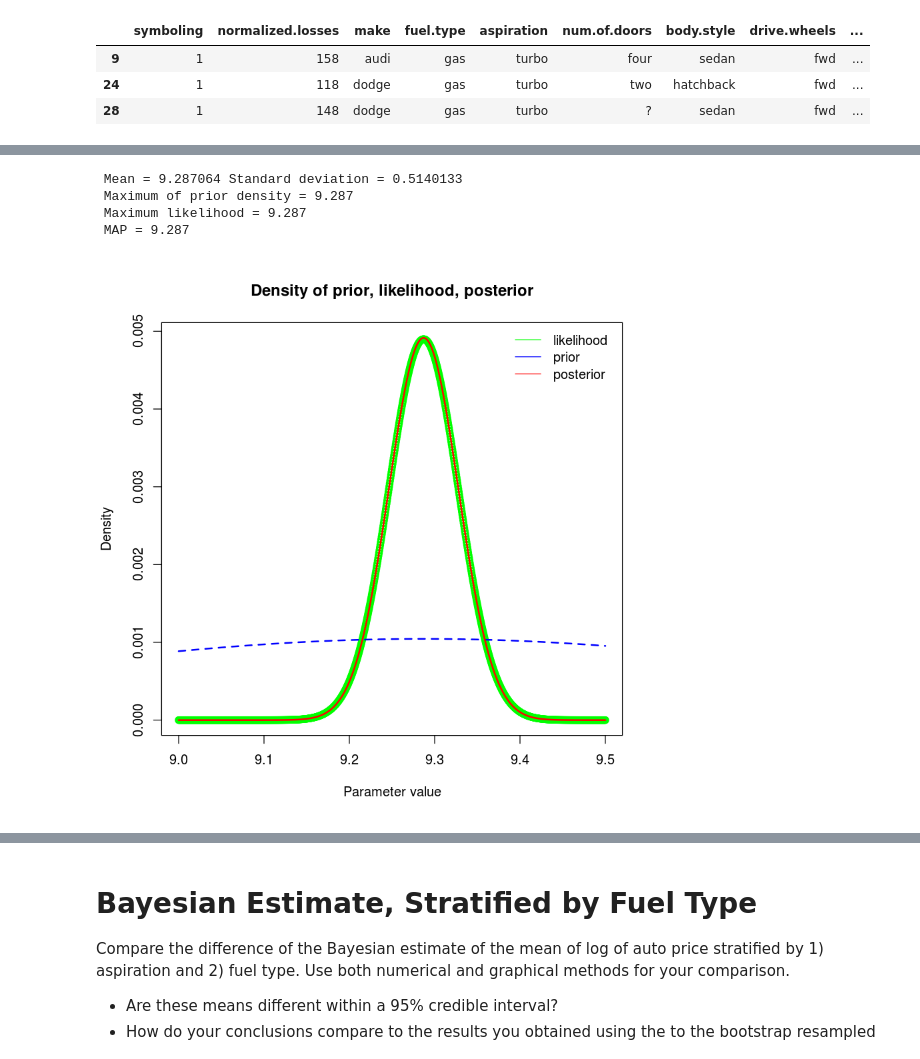
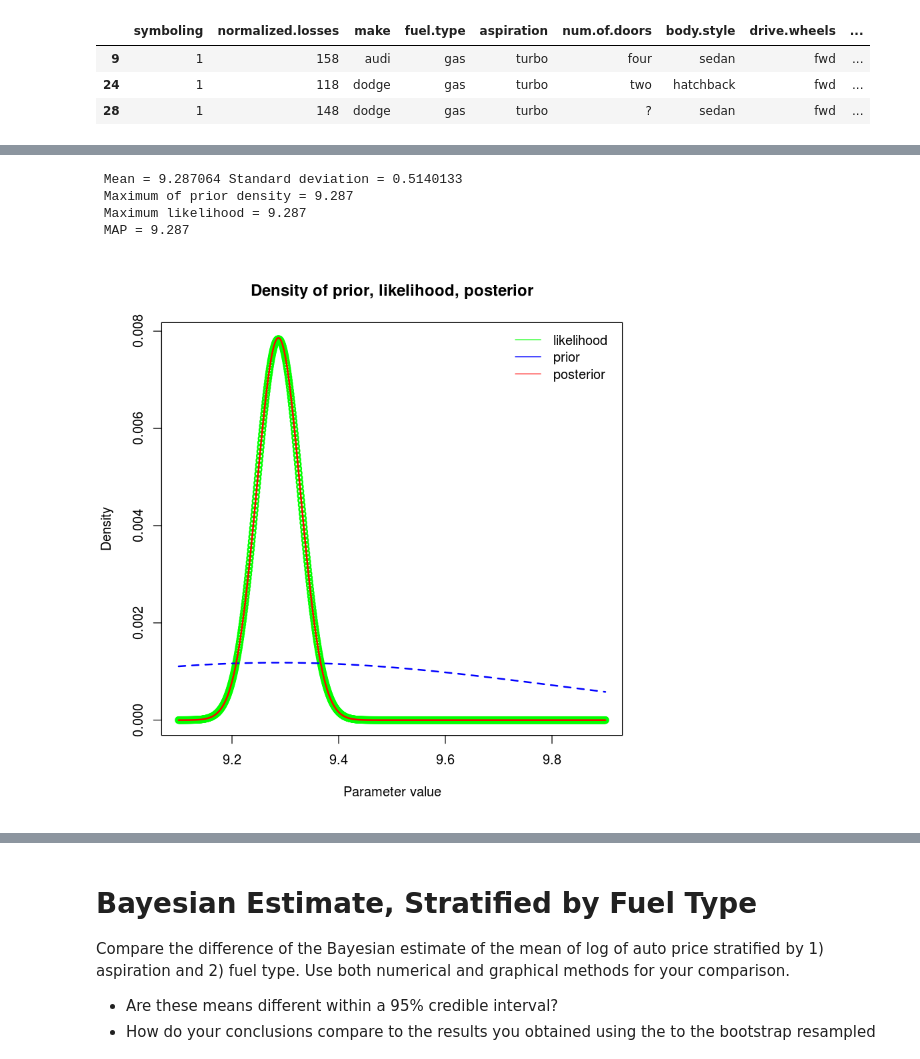
Before and after one commit to JingruWu10/UW_DataScience, a Jupyter notebook: Q2/HW06/HW06_Salemann_DRAFT.ipynb, the cells around one changed output, grey strips where cells are left out. Drawn from its saved outputs; the diff is of its cells as text; code cells hidden in the pictures.

Commit message:
Got most of the plots in place, starting to refactor

```diff
--- a/Q2/HW06/HW06_Salemann_DRAFT.ipynb
+++ b/Q2/HW06/HW06_Salemann_DRAFT.ipynb
@@ -148,39 +122,21 @@ Mean of heights = 67
 # %%
 N = 1000
-# p = seq(60.0, 75, length = N)
-p = seq(9, 9.5, length = N)
+p = seq(9.1, 9.9, length = N)
 
-meanLogPrice = mean(c(autos.std$logPrice))
-# meanLogPrice = round(mean(c(autos.std$logPrice)))
-# meanHeight = round(mean(c(male$mother, male$father, male$childHeight)))
+meanLogPrice.std = mean(autos.std$logPrice)
+sdevLogPrice.std = sd(autos.std$logPrice)
 
 autos.std$logPrice = sort(autos.std$logPrice, decreasing = FALSE)
-# male$childHeight = sort(male$childHeight, decreasing = FALSE)
 
-# pp = dnorm(p, mean = meanHeight, sd = 5) ## start with a fairly broad prior
-pp = dnorm(p, mean = meanLogPrice, sd = 0.5) ## start with a fairly broad prior
+pp = dnorm(p, mean = meanLogPrice.std, sd = sdevLogPrice.std)
 pp = pp / sum(pp)
-
-comp.like = function(p, x){
-    l = rep(0, length = length(p))
-    sigmaSqr = sd(x)^2
-    xBar = mean(x)
-    cat(' Mean =', xBar, 'Standard deviation =', sqrt(sigmaSqr), '\n')
-    n = length(x)
-    l = sapply(p, function(u) exp(- n* (xBar - u)^2 / (2 * sigmaSqr)))
-    l / sum(l) # Normalize and return
-}
 
 like.autos.std = comp.like(p, autos.std$logPrice)
 post.autos.std = posterior(pp, like.autos.std)
 plot.post(pp, like.autos.std, post.autos.std, p)
-
-# like.son = comp.like(p, male$childHeight)
-# post.son = posterior(pp, like.son)
-# plot.post(pp, like.son, post.son, p)
 # %% [output]
  Mean = 9.287064 Standard deviation = 0.5140133
  Maximum of prior density = 9.287
  Maximum likelihood = 9.287
  MAP = 9.287
-[figure, old version]
+[figure, new version]
```
Also changed, not shown: parts of 14 cells of this notebook.
